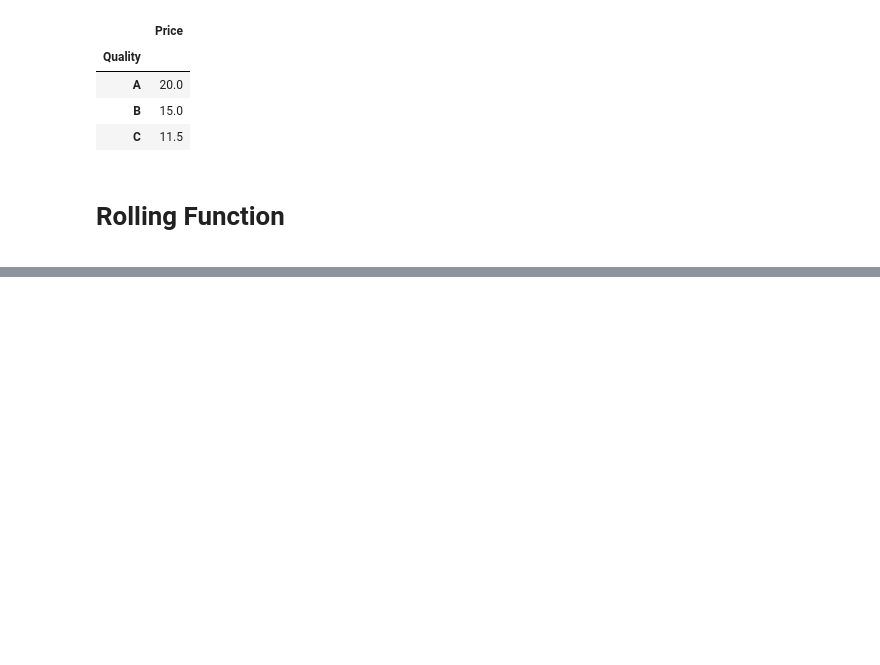
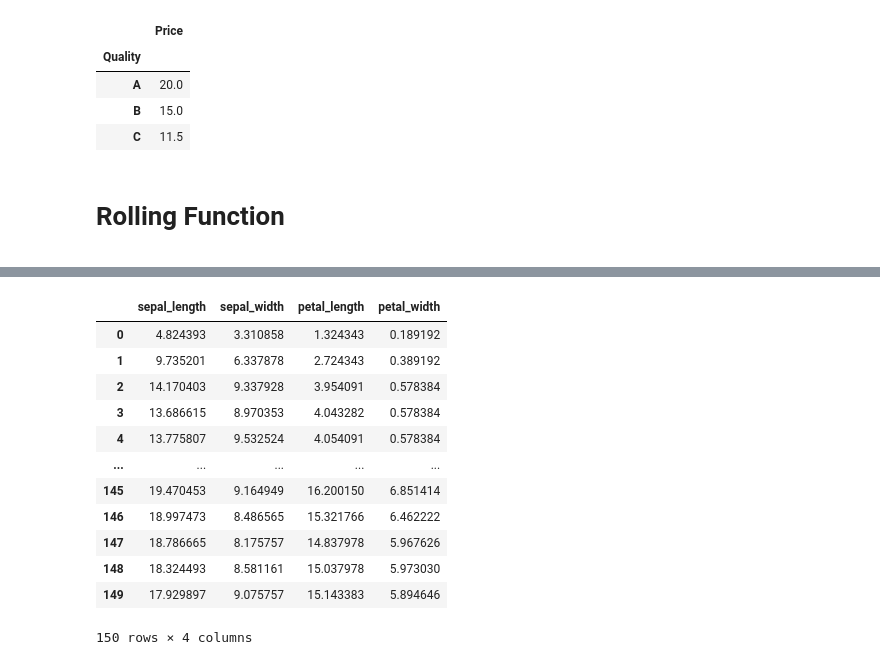
Before and after one commit to mirpouya/Basics-of-ML, a Jupyter notebook: Intermediate_Pandas.ipynb, the cells around one changed output, grey strips where cells are left out. Drawn from its saved outputs; the diff is of its cells as text; code cells hidden in the pictures; blank space fills up the shorter version.

```diff
--- a/Intermediate_Pandas.ipynb
+++ b/Intermediate_Pandas.ipynb
@@ -632,0 +702,20 @@ df.groupby(level=1).mean()
+# %%
+# smoothing columns with rolling
+
+df.rolling(3, min_periods=1, win_type="gaussian").sum(std=3)
+
+# operation on windows is gaussian with standard deviation of 3
+# %% [output]
+|  | sepal_length | sepal_width | petal_length | petal_width |
+| 0 | 4.824393 | 3.310858 | 1.324343 | 0.189192 |
+| 1 | 9.735201 | 6.337878 | 2.724343 | 0.389192 |
+| 2 | 14.170403 | 9.337928 | 3.954091 | 0.578384 |
+| 3 | 13.686615 | 8.970353 | 4.043282 | 0.578384 |
+| 4 | 13.775807 | 9.532524 | 4.054091 | 0.578384 |
+| ... | ... | ... | ... | ... |
+| 145 | 19.470453 | 9.164949 | 16.200150 | 6.851414 |
+| 146 | 18.997473 | 8.486565 | 15.321766 | 6.462222 |
+| 147 | 18.786665 | 8.175757 | 14.837978 | 5.967626 |
+| 148 | 18.324493 | 8.581161 | 15.037978 | 5.973030 |
+| 149 | 17.929897 | 9.075757 | 15.143383 | 5.894646 |
+150 rows × 4 columns
```
Also changed, not shown: parts of 5 cells of this notebook.
